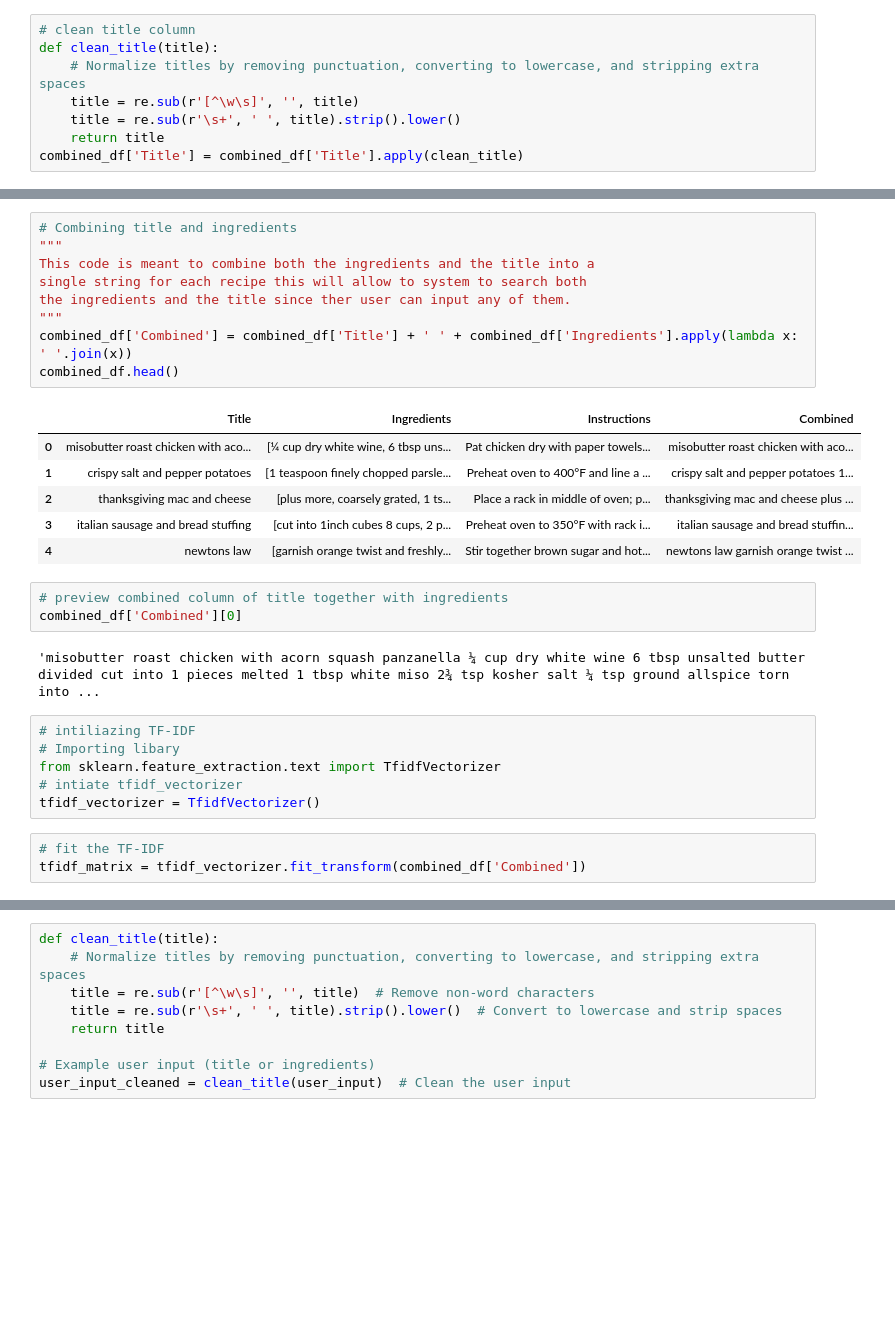
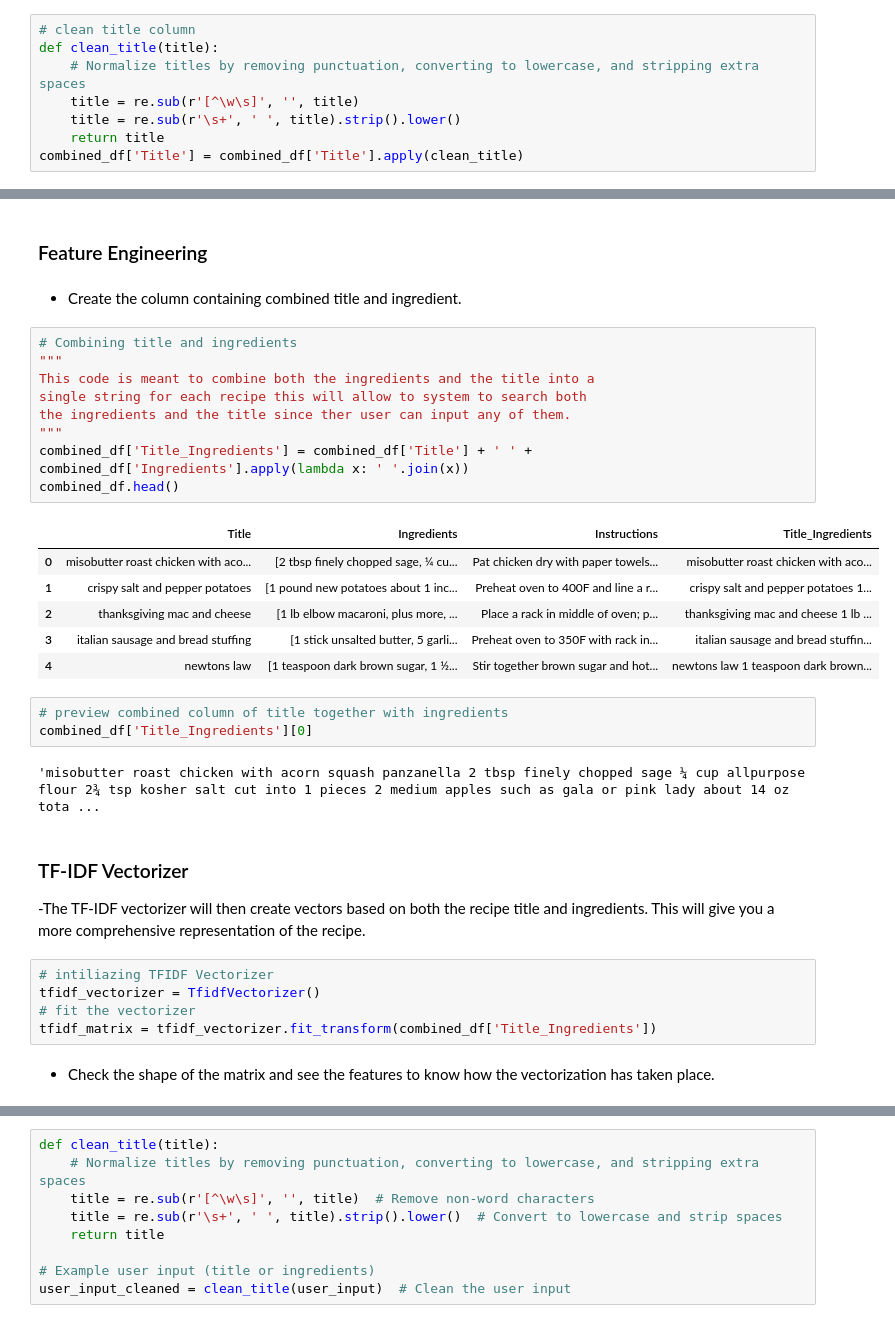
Before and after one commit to Matthewkarani/The-Boma-Pot, a Jupyter notebook: index.ipynb, the cells around one changed output, grey strips where cells are left out. Drawn from its saved outputs; the diff is of its cells as text; blank space fills up the shorter version.

Commit message:
code with vectorization

```diff
--- a/index.ipynb
+++ b/index.ipynb
@@ -440,30 +510,35 @@ recommended_recipes
+# %% [markdown]
+### Feature Engineering
+# %% [markdown]
+- Create the column containing combined title and ingredient.
 # %%
 # Combining title and ingredients
 """
 This code is meant to combine both the ingredients and the title into a
 single string for each recipe this will allow to system to search both
 the ingredients and the title since ther user can input any of them.
 """
-combined_df['Combined'] = combined_df['Title'] + ' ' + combined_df['Ingredients'].apply(lambda x: ' '.join(x))
+combined_df['Title_Ingredients'] = combined_df['Title'] + ' ' + combined_df['Ingredients'].apply(lambda x: ' '.join(x))
 combined_df.head()
 # %% [output]
-|  | Title | Ingredients | Instructions | Combined |
-| 0 | misobutter roast chicken with aco... | [¼ cup dry white wine, 6 tbsp uns... | Pat chicken dry with paper towels... | misobutter roast chicken with aco... |
-| 1 | crispy salt and pepper potatoes | [1 teaspoon finely chopped parsle... | Preheat oven to 400°F and line a ... | crispy salt and pepper potatoes 1... |
-| 2 | thanksgiving mac and cheese | [plus more, coarsely grated, 1 ts... | Place a rack in middle of oven; p... | thanksgiving mac and cheese plus ... |
-| 3 | italian sausage and bread stuffing | [cut into 1inch cubes 8 cups, 2 p... | Preheat oven to 350°F with rack i... | italian sausage and bread stuffin... |
-| 4 | newtons law | [garnish orange twist and freshly... | Stir together brown sugar and hot... | newtons law garnish orange twist ... |
+|  | Title | Ingredients | Instructions | Title_Ingredients |
+| 0 | misobutter roast chicken with aco... | [2 tbsp finely chopped sage, ¼ cu... | Pat chicken dry with paper towels... | misobutter roast chicken with aco... |
+| 1 | crispy salt and pepper potatoes | [1 pound new potatoes about 1 inc... | Preheat oven to 400F and line a r... | crispy salt and pepper potatoes 1... |
+| 2 | thanksgiving mac and cheese | [1 lb elbow macaroni, plus more, ... | Place a rack in middle of oven; p... | thanksgiving mac and cheese 1 lb ... |
+| 3 | italian sausage and bread stuffing | [1 stick unsalted butter, 5 garli... | Preheat oven to 350F with rack in... | italian sausage and bread stuffin... |
+| 4 | newtons law | [1 teaspoon dark brown sugar, 1 ½... | Stir together brown sugar and hot... | newtons law 1 teaspoon dark brown... |
 # %%
 # preview combined column of title together with ingredients
-combined_df['Combined'][0]
+combined_df['Title_Ingredients'][0]
 # %% [output]
-'misobutter roast chicken with acorn squash panzanella ¼ cup dry white wine 6 tbsp unsalted butter divided cut into 1 pieces melted 1 tbsp white miso 2¾ tsp kosher salt ¼ tsp ground allspice torn into ...
+'misobutter roast chicken with acorn squash panzanella 2 tbsp finely chopped sage ¼ cup allpurpose flour 2¾ tsp kosher salt cut into 1 pieces 2 medium apples such as gala or pink lady about 14 oz tota ...
-# %%
-# intiliazing TF-IDF
-# Importing libary
-from sklearn.feature_extraction.text import TfidfVectorizer
-# intiate tfidf_vectorizer
-tfidf_vectorizer = TfidfVectorizer()
+# %% [markdown]
+### TF-IDF Vectorizer
+-The TF-IDF vectorizer will then create vectors based on both the recipe title and ingredients. This will give you a more comprehensive representation of the recipe.
 # %%
-# fit the TF-IDF
-tfidf_matrix = tfidf_vectorizer.fit_transform(combined_df['Combined'])
+# intiliazing TFIDF Vectorizer
+tfidf_vectorizer = TfidfVectorizer()
+# fit the vectorizer
+tfidf_matrix = tfidf_vectorizer.fit_transform(combined_df['Title_Ingredients'])
+# %% [markdown]
+- Check the shape of the matrix and see the features to know how the vectorization has taken place.
```
Also changed, not shown: parts of 41 cells of this notebook.
